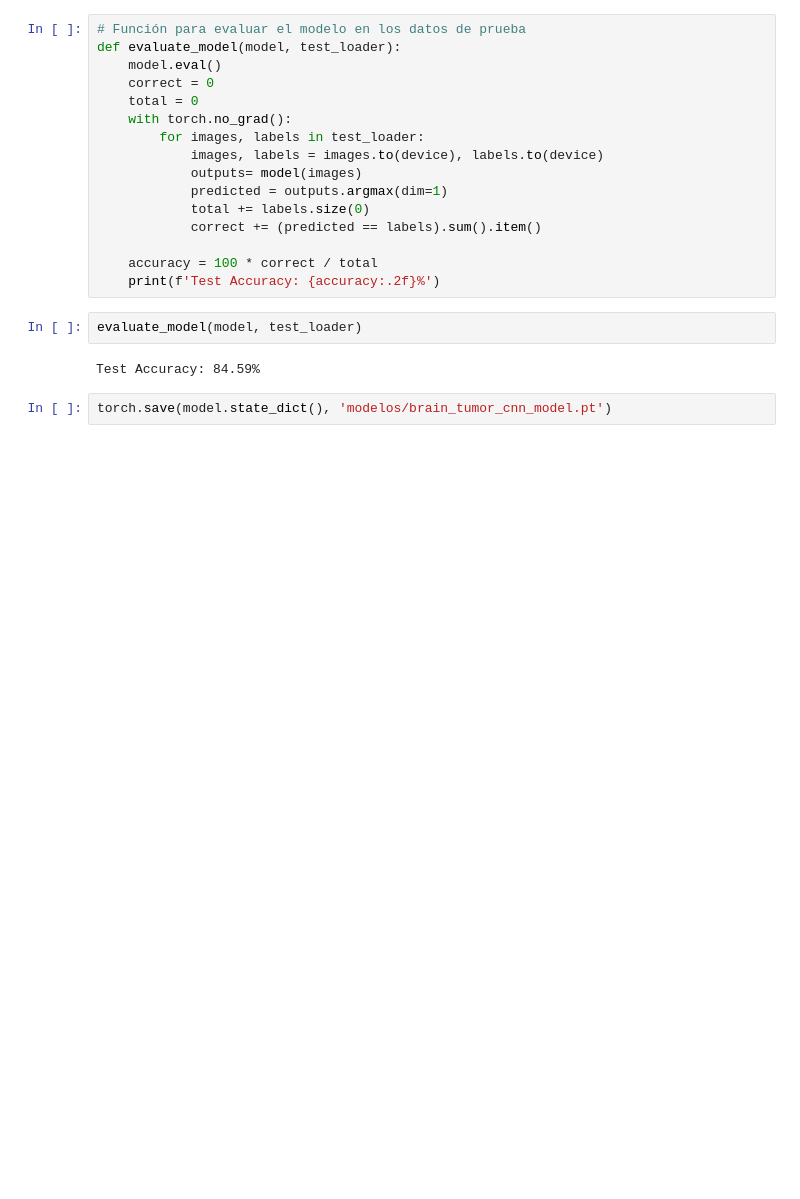
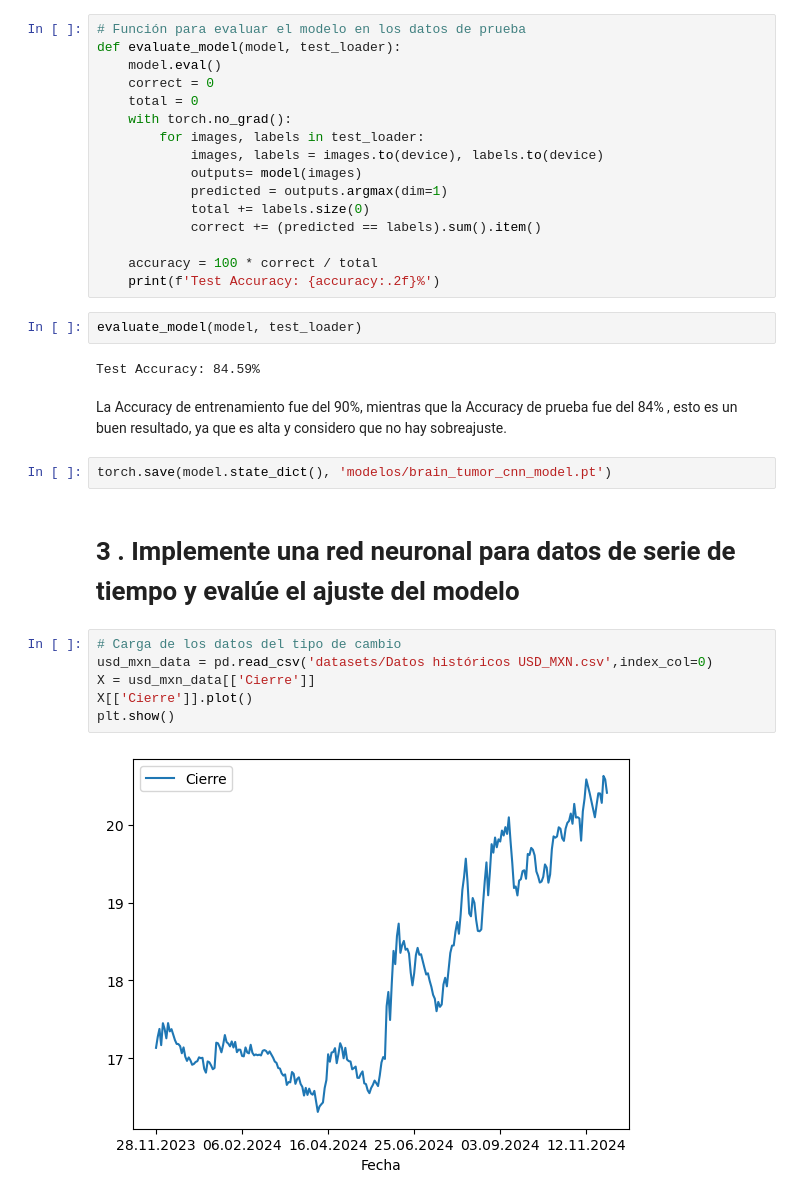
Before and after one commit to yaelrsc/Tarea_4, a Jupyter notebook: Tarea4.ipynb, the cells around one changed output. Saved outputs shown, nothing was run; the diff lists cells and outputs as text; blank space fills up the shorter version.

```diff
--- a/Tarea4.ipynb
+++ b/Tarea4.ipynb
@@ -259,5 +261,17 @@ def evaluate_model(model, test_loader):
 evaluate_model(model, test_loader)
 # %% [output]
 Test Accuracy: 84.59%
+# %% [markdown]
+La Accuracy de entrenamiento fue del 90%, mientras que la Accuracy de prueba fue del 84% , esto es un buen resultado, ya que es alta y considero que no hay sobreajuste.
 # %%
 torch.save(model.state_dict(), 'modelos/brain_tumor_cnn_model.pt')
+# %% [markdown]
+# 3 . Implemente una red neuronal para datos de serie de tiempo y evalúe el ajuste del modelo
+# %%
+# Carga de los datos del tipo de cambio
+usd_mxn_data = pd.read_csv('datasets/Datos históricos USD_MXN.csv',index_col=0)
+X = usd_mxn_data[['Cierre']]
+X[['Cierre']].plot()
+plt.show()
+# %% [output]
+[figure, added]
```
Also changed, not shown: parts of 17 cells of this notebook, 1 other file.
